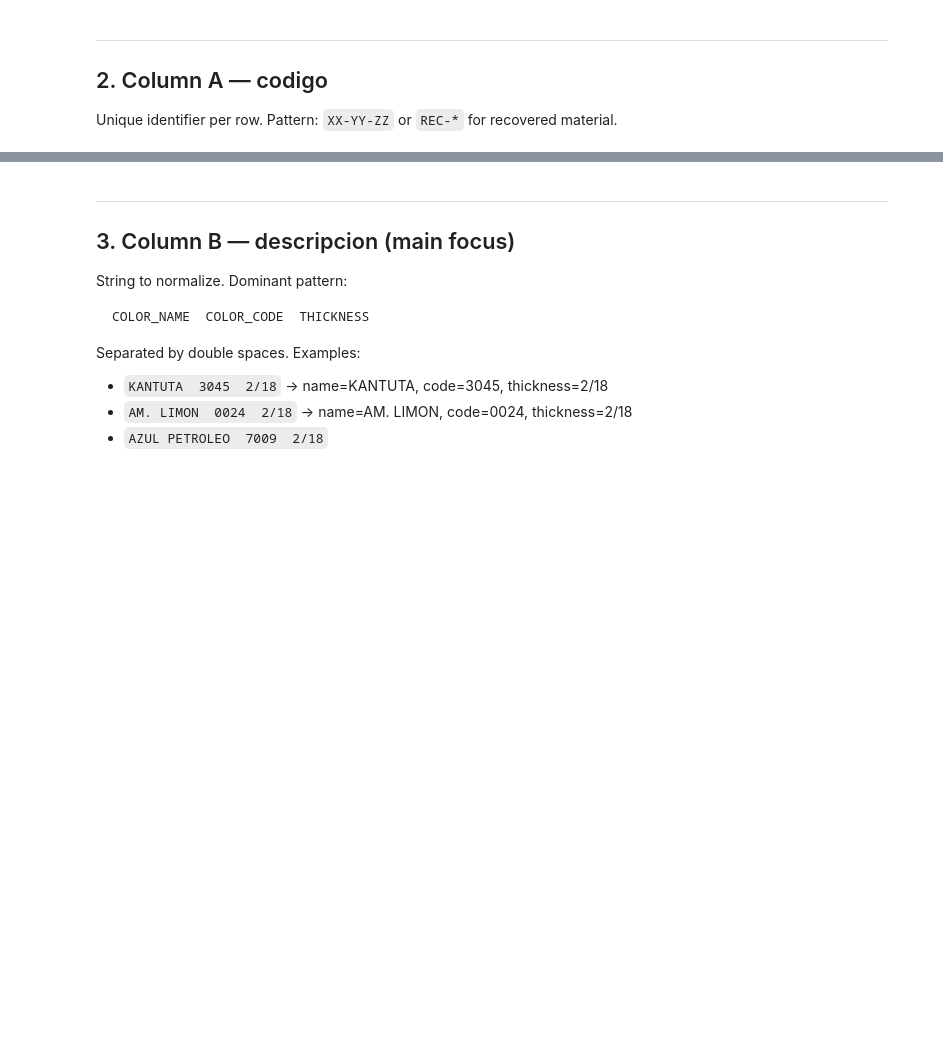
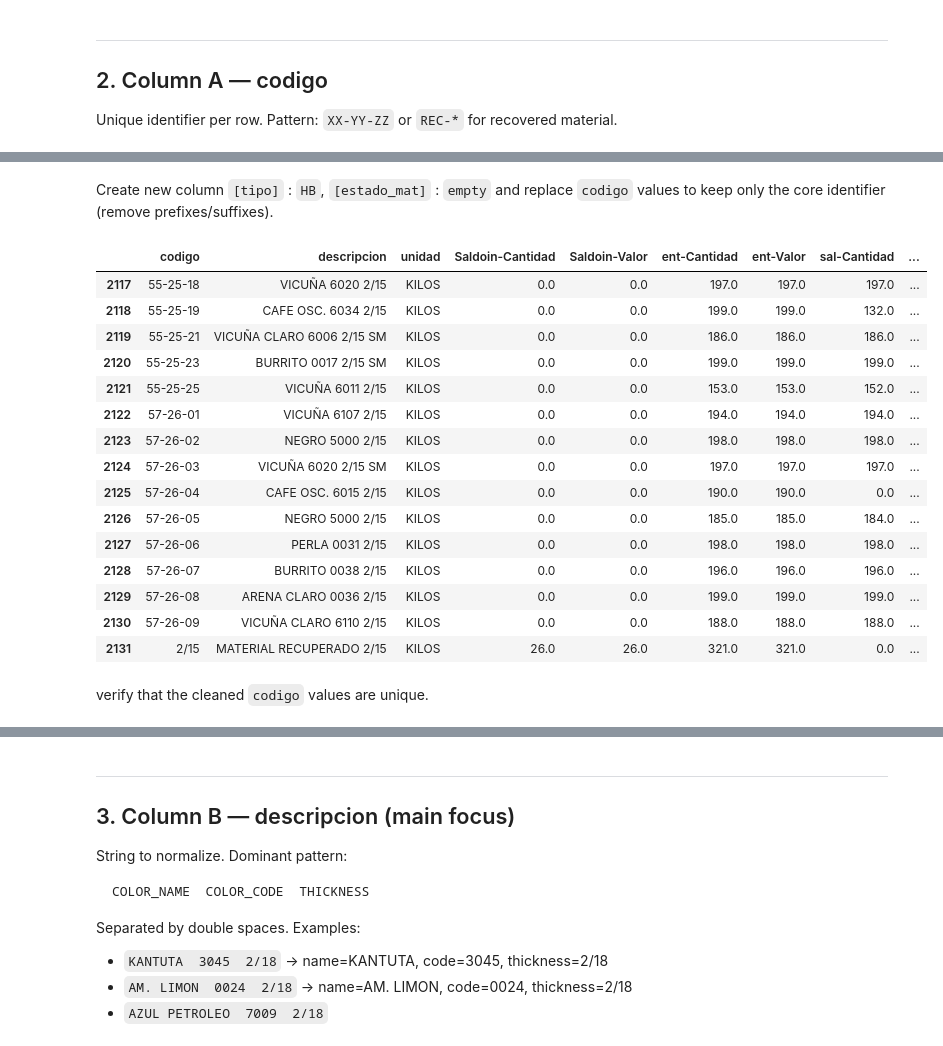
Before and after one commit to luiscm17/yarn-epr, a Jupyter notebook: docs/analysis/warehouse/ovillos-cleaning.ipynb, the cells around one changed output, grey strips where cells are left out. Saved outputs shown, nothing was run; the diff lists cells and outputs as text; code cells hidden in the pictures; blank space fills up the shorter version.

```diff
--- a/docs/analysis/warehouse/ovillos-cleaning.ipynb
+++ b/docs/analysis/warehouse/ovillos-cleaning.ipynb
@@ -11,12 +11,12 @@ import numpy as np
 import re
 from pathlib import Path
 
-SRC = Path("../../reference/warehouse/cleaned/ovillos-prod.xlsx")
+df_source = Path("../../reference/warehouse/cleaned/ovillos-prod.xlsx")
 # %% [markdown]
 ---
 ## 1. Load & Overview
 # %%
-df = pd.read_excel(SRC)
+df = pd.read_excel(df_source)
 print(f"Shape: {df.shape}")
 df.head(10)
 # %% [output]
@@ -79,3 +119,48 @@ Unique identifier per row. Pattern: `XX-YY-ZZ` or `REC-*` for recovered material
+# %% [markdown]
+Create new column `[tipo]` : `HB`, `[estado_mat]` : `empty` and replace `codigo` values to keep only the core identifier (remove prefixes/suffixes).
+# %%
+df['tipo'] = 'HB'
+df['estado_mat'] = ''
+df.loc[df['codigo'].astype(str).str.endswith('-N'), 'tipo'] = 'N'
+df.loc[df['codigo'].astype(str).str.endswith('-SN' or '-SM-N'), 'tipo'] = 'SM N'
+df.loc[df['codigo'].astype(str).str.endswith('-SM'), 'tipo'] = 'SM'
+df.loc[df['codigo'].astype(str).str.endswith('-M'), 'tipo'] = 'M'
+df.loc[df['codigo'].astype(str).str.endswith('-CH'), 'tipo'] = 'CH'
+df.loc[df['codigo'].astype(str).str.endswith('-STOLL'), 'tipo'] = 'STOLL'
+df.loc[df['codigo'].astype(str).str.startswith('REC-'), 'estado_mat'] = 'REC'
+df.loc[df['codigo'].astype(str).str.startswith('MAT-REC-' or 'MAT-REC '), 'estado_mat'] = 'MAT-REC'
+df.loc[df['codigo'].astype(str).str.startswith('ALP-' or 'ALPACA-' or 'ALPACA '), 'tipo'] = 'ALPACA'
+df.loc[df['codigo'].astype(str).str.startswith('CC-'), 'tipo'] = 'CICLAN'
+df.loc[df['codigo'].astype(str).str.contains('ALP' and 'N'), 'tipo'] = 'ALPACA / SM N'
+
+for suffix in ['-SM', '-SM-N', '-SN', '-CH', '-N', '-M', '-STOLL']:
+    mask = df['codigo'].str.endswith(suffix)
+    df.loc[mask, 'codigo'] = df.loc[mask, 'codigo'].str.replace(suffix + '$', '', regex=True)
+
+for prefix in ['REC-', 'MAT-REC-', 'CC-', 'MAT-REC ', 'ALP-', 'ALPACA-', 'ALPACA ']:
+    mask = df['codigo'].str.startswith(prefix)
+    df.loc[mask, 'codigo'] = df.loc[mask, 'codigo'].str.replace('^' + prefix, '', regex=True)
+
+df.tail(15)
+# %% [output]
+|  | codigo | descripcion | unidad | Saldoin-Cantidad | Saldoin-Valor | ent-Cantidad | ent-Valor | sal-Cantidad | ... |
+| 2117 | 55-25-18 | VICUÑA 6020 2/15 | KILOS | 0.0 | 0.0 | 197.0 | 197.0 | 197.0 | ... |
+| 2118 | 55-25-19 | CAFE OSC. 6034 2/15 | KILOS | 0.0 | 0.0 | 199.0 | 199.0 | 132.0 | ... |
+| 2119 | 55-25-21 | VICUÑA CLARO 6006 2/15 SM | KILOS | 0.0 | 0.0 | 186.0 | 186.0 | 186.0 | ... |
+| 2120 | 55-25-23 | BURRITO 0017 2/15 SM | KILOS | 0.0 | 0.0 | 199.0 | 199.0 | 199.0 | ... |
+| 2121 | 55-25-25 | VICUÑA 6011 2/15 | KILOS | 0.0 | 0.0 | 153.0 | 153.0 | 152.0 | ... |
+| 2122 | 57-26-01 | VICUÑA 6107 2/15 | KILOS | 0.0 | 0.0 | 194.0 | 194.0 | 194.0 | ... |
+| 2123 | 57-26-02 | NEGRO 5000 2/15 | KILOS | 0.0 | 0.0 | 198.0 | 198.0 | 198.0 | ... |
+| 2124 | 57-26-03 | VICUÑA 6020 2/15 SM | KILOS | 0.0 | 0.0 | 197.0 | 197.0 | 197.0 | ... |
+| 2125 | 57-26-04 | CAFE OSC. 6015 2/15 | KILOS | 0.0 | 0.0 | 190.0 | 190.0 | 0.0 | ... |
+| 2126 | 57-26-05 | NEGRO 5000 2/15 | KILOS | 0.0 | 0.0 | 185.0 | 185.0 | 184.0 | ... |
+| 2127 | 57-26-06 | PERLA 0031 2/15 | KILOS | 0.0 | 0.0 | 198.0 | 198.0 | 198.0 | ... |
+| 2128 | 57-26-07 | BURRITO 0038 2/15 | KILOS | 0.0 | 0.0 | 196.0 | 196.0 | 196.0 | ... |
+| 2129 | 57-26-08 | ARENA CLARO 0036 2/15 | KILOS | 0.0 | 0.0 | 199.0 | 199.0 | 199.0 | ... |
+| 2130 | 57-26-09 | VICUÑA CLARO 6110 2/15 | KILOS | 0.0 | 0.0 | 188.0 | 188.0 | 188.0 | ... |
+| 2131 | 2/15 | MATERIAL RECUPERADO 2/15 | KILOS | 26.0 | 26.0 | 321.0 | 321.0 | 0.0 | ... |
+# %% [markdown]
+verify that the cleaned `codigo` values are unique.
 # %%
 print(f"Unique codes: {df['codigo'].nunique()} out of {len(df)} rows")
 print(f"Any nulls: {df['codigo'].isnull().any()}")
```
Also changed, not shown: parts of 48 cells of this notebook.
